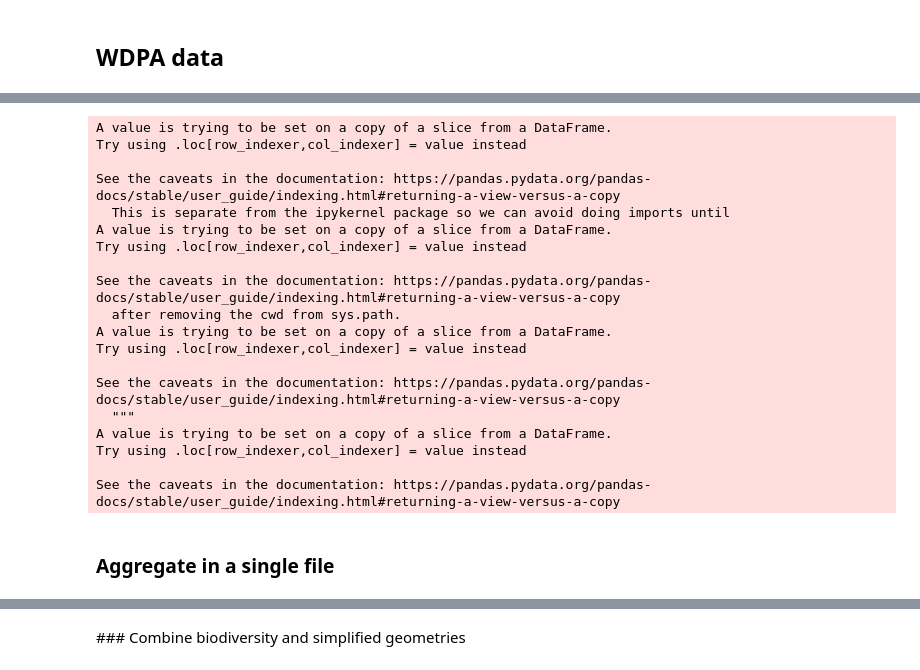
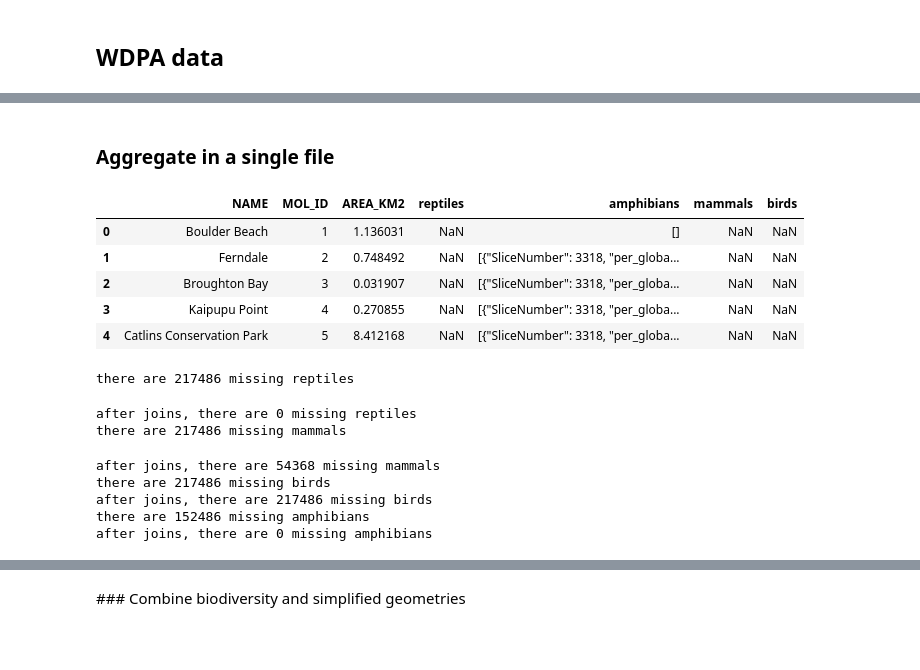
Before and after one commit to Vizzuality/he-scratchfolder, a Jupyter notebook: Precalculated_AOI_tables.ipynb, the cells around one changed output, grey strips where cells are left out. Cells and saved outputs as stored; diff of their text form; code cells hidden in the pictures; blank space fills up the shorter version.

```diff
--- a/Precalculated_AOI_tables.ipynb
+++ b/Precalculated_AOI_tables.ipynb
@@ -942,6 +1118,7 @@ scott.head()
 # %%
 ### Use here simple gadm0
 dff = scott[['NAME','MOL_ID','AREA_KM']] ## remove geometry here because it is the non-simplified table
+dff = dff.rename(columns={'AREA_KM':'AREA_KM2'})
 dff['reptiles']=np.nan
 dff['amphibians']=np.nan
 dff['mammals']=np.nan
@@ -951,26 +1128,12 @@ paths = {'amphibians':'../../HALF_EARTH/wdpa_amphibians_sample_20211003_nozeros.
          'birds':'../../HALF_EARTH/wdpa_birds_final_20211003.csv',
          'mammals':'../../HALF_EARTH/wdpa_mammals_final_20211003.csv',
          'reptiles':'../../HALF_EARTH/wdpa_reptiles_final_20211003.zip'}
+
+### Ids of lookup tables for each taxa in ArcGIS online
+lookups = {'amphibians':'a641a4cd269345dea93b8bcb1cb66676',
+         'birds':'4d8698734b654bb9bb7a61d9af314c76',
+         'mammals':'84d3c71caf97479d85f620a4ee217d68',
+         'reptiles':'b720e84869624e5482b25338b27a54f2'}
-# %% [output]
-A value is trying to be set on a copy of a slice from a DataFrame.
-Try using .loc[row_indexer,col_indexer] = value instead
-
-See the caveats in the documentation: https://pandas.pydata.org/pandas-docs/stable/user_guide/indexing.html#returning-a-view-versus-a-copy
-  This is separate from the ipykernel package so we can avoid doing imports until
-A value is trying to be set on a copy of a slice from a DataFrame.
-Try using .loc[row_indexer,col_indexer] = value instead
-
-See the caveats in the documentation: https://pandas.pydata.org/pandas-docs/stable/user_guide/indexing.html#returning-a-view-versus-a-copy
-  after removing the cwd from sys.path.
-A value is trying to be set on a copy of a slice from a DataFrame.
-Try using .loc[row_indexer,col_indexer] = value instead
-
-See the caveats in the documentation: https://pandas.pydata.org/pandas-docs/stable/user_guide/indexing.html#returning-a-view-versus-a-copy
-  """
-A value is trying to be set on a copy of a slice from a DataFrame.
-Try using .loc[row_indexer,col_indexer] = value instead
-
-See the caveats in the documentation: https://pandas.pydata.org/pandas-docs/stable/user_guide/indexing.html#returning-a-view-versus-a-copy
 # %%
 ### WARNING: THIS PROCESS TOOK FOREVER (OVER A WEEK WITH DISTRIBUTED NOTEBOOKS)
 ### CONSIDER USING PANDARALLEL OR OTHER PARALLEL PROCESSING APPROACH IF THIS NEEDS TO BE REPEATED
@@ -1014,11 +1180,28 @@ files={'reptiles':['wdpa_precalc_biodiv_reptiles.csv',
+# %%
+path = '../../HALF_EARTH/'
+amph= pd.read_csv(f'{path}wdpa_precalc_biodiv_range_amphibians_1.csv')
+# %%
+amph.head()
+# %% [output]
+|  | NAME | MOL_ID | AREA_KM2 | reptiles | amphibians | mammals | birds |
+| 0 | Boulder Beach | 1 | 1.136031 | NaN | [] | NaN | NaN |
+| 1 | Ferndale | 2 | 0.748492 | NaN | [{"SliceNumber": 3318, "per_globa... | NaN | NaN |
+| 2 | Broughton Bay | 3 | 0.031907 | NaN | [{"SliceNumber": 3318, "per_globa... | NaN | NaN |
+| 3 | Kaipupu Point | 4 | 0.270855 | NaN | [{"SliceNumber": 3318, "per_globa... | NaN | NaN |
+| 4 | Catlins Conservation Park | 5 | 8.412168 | NaN | [{"SliceNumber": 3318, "per_globa... | NaN | NaN |
 # %%
-amph= pd.read_csv('biodiv_precalc_wdpa_amphibians.csv')
+### Paste al together based on one of the files
+path = '../../HALF_EARTH/'
+amph= pd.read_csv(f'{path}wdpa_precalc_biodiv_range_amphibians_1.csv')
 amph.replace({'[]':np.nan},inplace=True)
 for taxa in files:
     missing = amph[amph[taxa].isnull()].index.tolist()
     print(f'there are {len(missing)} missing {taxa}')
     for i in range(0,len(files[taxa])):
-        df = pd.read_csv(files[taxa][i])
+        try:
+            df = pd.read_csv(path+files[taxa][i])
+        except:
+            continue
         df.dropna(subset=[taxa],inplace=True)
         m = df.set_index('MOL_ID')[taxa]
         amph.loc[amph['MOL_ID'].isin(df['MOL_ID']),taxa] =amph['MOL_ID'].map(m)
@@ -1027,3 +1210,12 @@ for taxa in files:
     print(f'after joins, there are {len(missing)} missing {taxa}')
 ## replace '[]' in amphibians
 amph.replace({'amphibians':{np.nan:'[]'}},inplace=True)
+# %% [output]
+there are 217486 missing reptiles
+after joins, there are 0 missing reptiles
+there are 217486 missing mammals
+after joins, there are 54368 missing mammals
+there are 217486 missing birds
+after joins, there are 217486 missing birds
+there are 152486 missing amphibians
+after joins, there are 0 missing amphibians
```
Also changed, not shown: parts of 64 cells of this notebook, 6 other files.
